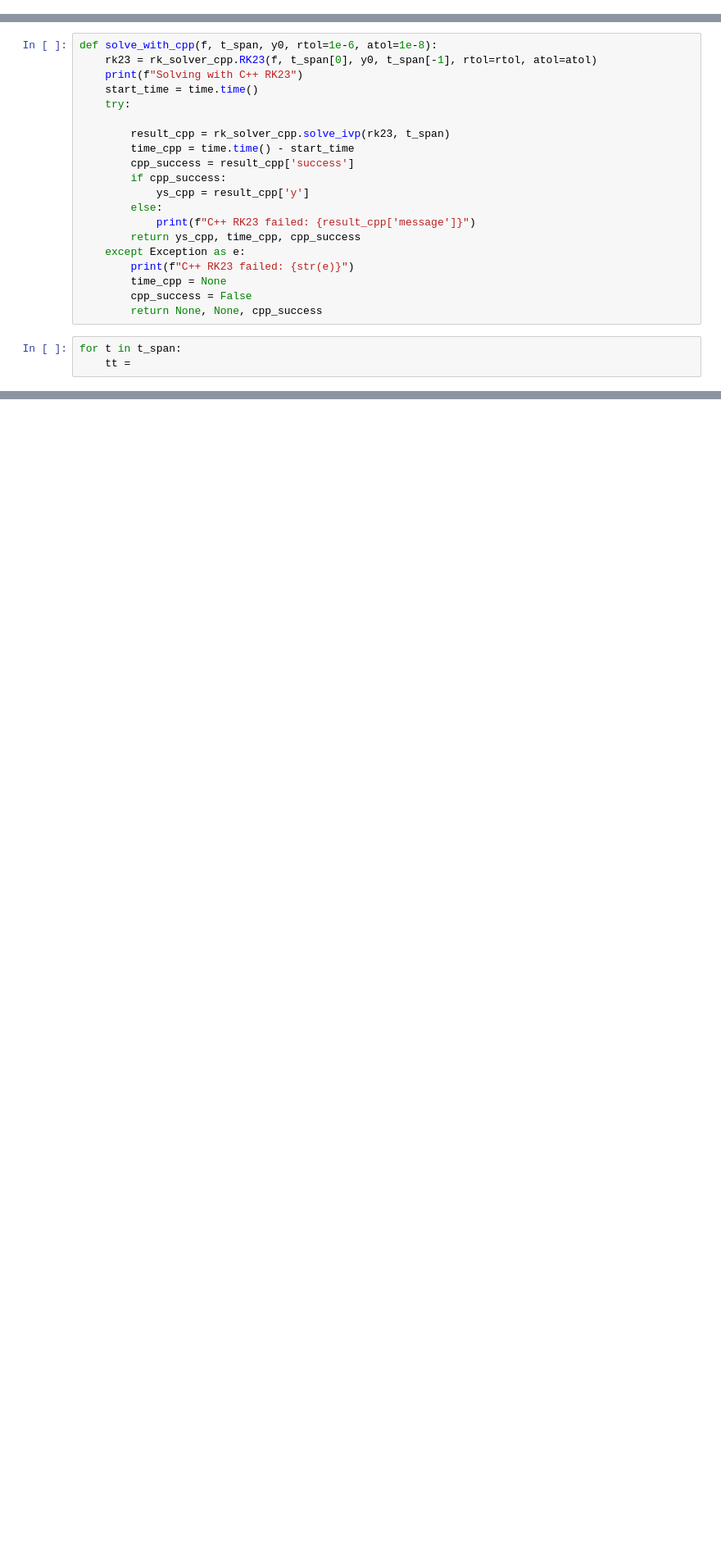
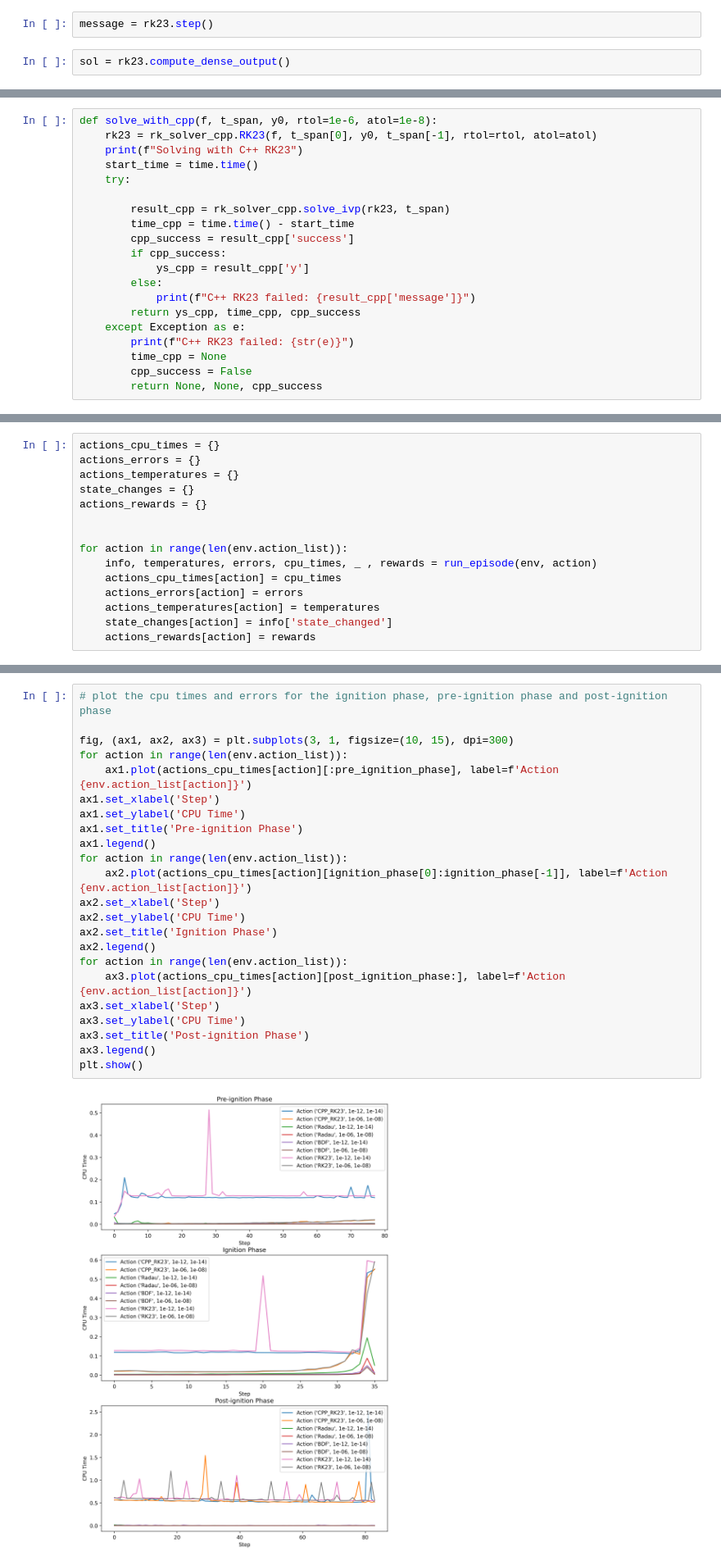
Before and after one commit to elotech47/rk-solvers, a Jupyter notebook: integrator.ipynb, the cells around one changed output, grey strips where cells are left out. Shown at 82% size. Drawn from its saved outputs; the diff is of its cells as text; blank space fills up the shorter version.

```diff
--- a/integrator.ipynb
+++ b/integrator.ipynb
@@ -41,0 +44,4 @@ y0 = np.hstack([[gas.T], gas.Y])
+# %%
+message = rk23.step()
+# %%
+sol = rk23.compute_dense_output()
@@ -59,6 +69,3 @@ def solve_with_cpp(f, t_span, y0, rtol=1e-6, atol=1e-8):
         time_cpp = None
         cpp_success = False
         return None, None, cpp_success
-# %%
-for t in t_span:
-    tt =
@@ -71,0 +699,15 @@ Solving with C++ RK23
+# %%
+actions_cpu_times = {}
+actions_errors = {}
+actions_temperatures = {}
+state_changes = {}
+actions_rewards = {}
+
+
+for action in range(len(env.action_list)):
+    info, temperatures, errors, cpu_times, _ , rewards = run_episode(env, action)
+    actions_cpu_times[action] = cpu_times
+    actions_errors[action] = errors
+    actions_temperatures[action] = temperatures
+    state_changes[action] = info['state_changed']
+    actions_rewards[action] = rewards
@@ -71,0 +859,25 @@ Solving with C++ RK23
+# %%
+# plot the cpu times and errors for the ignition phase, pre-ignition phase and post-ignition phase
+
+fig, (ax1, ax2, ax3) = plt.subplots(3, 1, figsize=(10, 15), dpi=300)
+for action in range(len(env.action_list)):
+    ax1.plot(actions_cpu_times[action][:pre_ignition_phase], label=f'Action {env.action_list[action]}')
+ax1.set_xlabel('Step')
+ax1.set_ylabel('CPU Time')
+ax1.set_title('Pre-ignition Phase')
+ax1.legend()
+for action in range(len(env.action_list)):
+    ax2.plot(actions_cpu_times[action][ignition_phase[0]:ignition_phase[-1]], label=f'Action {env.action_list[action]}')
+ax2.set_xlabel('Step')
+ax2.set_ylabel('CPU Time')
+ax2.set_title('Ignition Phase')
+ax2.legend()
+for action in range(len(env.action_list)):
+    ax3.plot(actions_cpu_times[action][post_ignition_phase:], label=f'Action {env.action_list[action]}')
+ax3.set_xlabel('Step')
+ax3.set_ylabel('CPU Time')
+ax3.set_title('Post-ignition Phase')
+ax3.legend()
+plt.show()
+# %% [output]
+[figure, added]
```
Also changed, not shown: parts of 19 cells of this notebook, 18 other files.
